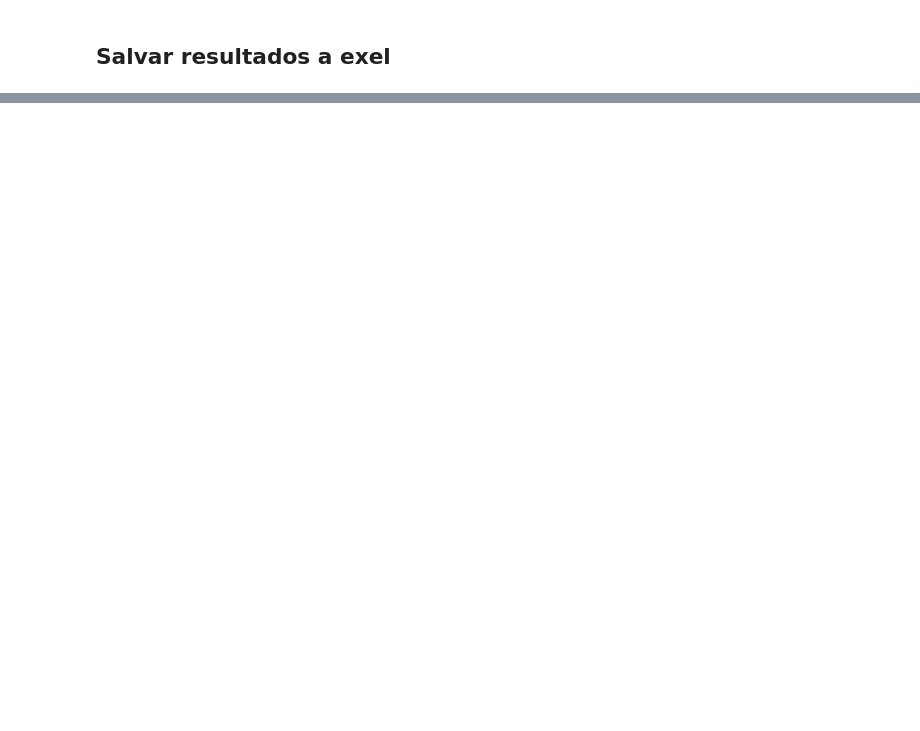
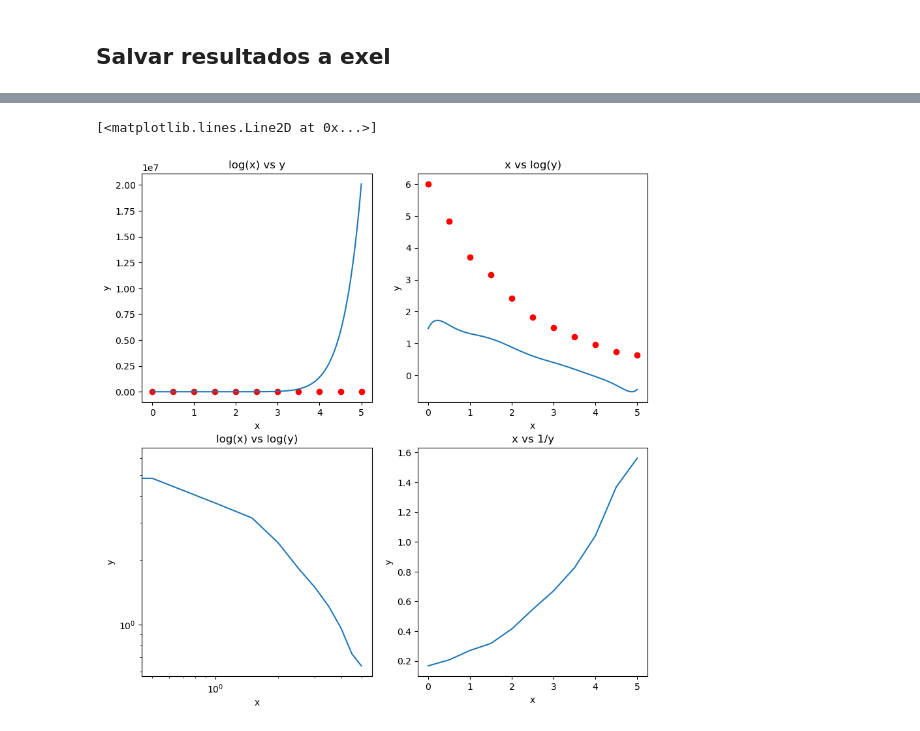
Before and after one commit to Jose-AE/F1014B, a Jupyter notebook: T1/T1.ipynb, the cells around one changed output, grey strips where cells are left out. Cells and saved outputs as stored; diff of their text form; code cells hidden in the pictures; blank space fills up the shorter version.

```diff
--- a/T1/T1.ipynb
+++ b/T1/T1.ipynb
@@ -115,0 +145,41 @@ wb.save("test.xlsx")
+# %%
+# Calcular el polinomio de Lagrange con la funcion polyfit
+p_po = np.polyfit(
+    np.log(x[(x > 0) & (y > 0)]), np.log(y[(x > 0) & (y > 0)]), deg=len(x) - 1
+)
+p_ex = np.polyfit(x[(x > 0) & (y > 0)], np.log(y[(x > 0) & (y > 0)]), deg=len(x) - 1)
+p_lo = np.polyfit(np.log(x[(x > 0) & (y > 0)]), y[(x > 0) & (y > 0)], deg=len(x) - 1)
+p_re = np.polyfit(x, 1 / y, deg=len(x) - 1)
+
+
+# Crear una figura con 2 filas y 2 columnas
+fig, ax = plt.subplots(nrows=2, ncols=2, figsize=(10, 10))
+
+# Gráfico 1: log(x) vs y
+ax[0, 0].set(title="log(x) vs y", xlabel="x", ylabel="y")
+ax[0, 0].plot(
+    INTERVAL,
+    np.polyval(p_po, INTERVAL),
+)
+ax[0, 0].scatter(x, y, c="r")
+
+
+# Gráfico 2: x vs log(y)
+ax[0, 1].set(title="x vs log(y)", xlabel="x", ylabel="y")
+ax[0, 1].plot(
+    INTERVAL,
+    np.polyval(p_ex, INTERVAL),
+)
+ax[0, 1].scatter(x, y, c="r")
+
+
+# Gráfico 3: log(x) vs log(y)
+ax[1, 0].set(title="log(x) vs log(y)", xlabel="x", ylabel="y")
+ax[1, 0].loglog(x, y)
+
+# Gráfico 4: x vs 1/y
+ax[1, 1].set(title="x vs 1/y", xlabel="x", ylabel="y")
+ax[1, 1].plot(x, 1 / y)
+# %% [output]
+[<matplotlib.lines.Line2D at 0x...>]
+[figure, added]
```
Also changed, not shown: parts of 7 cells of this notebook, 2 other files.
